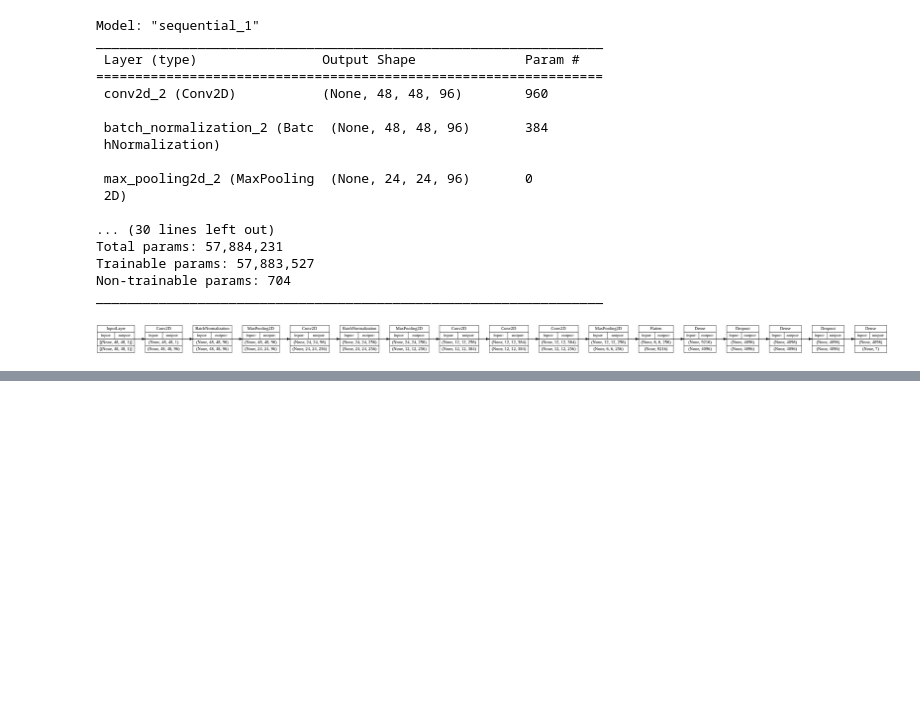
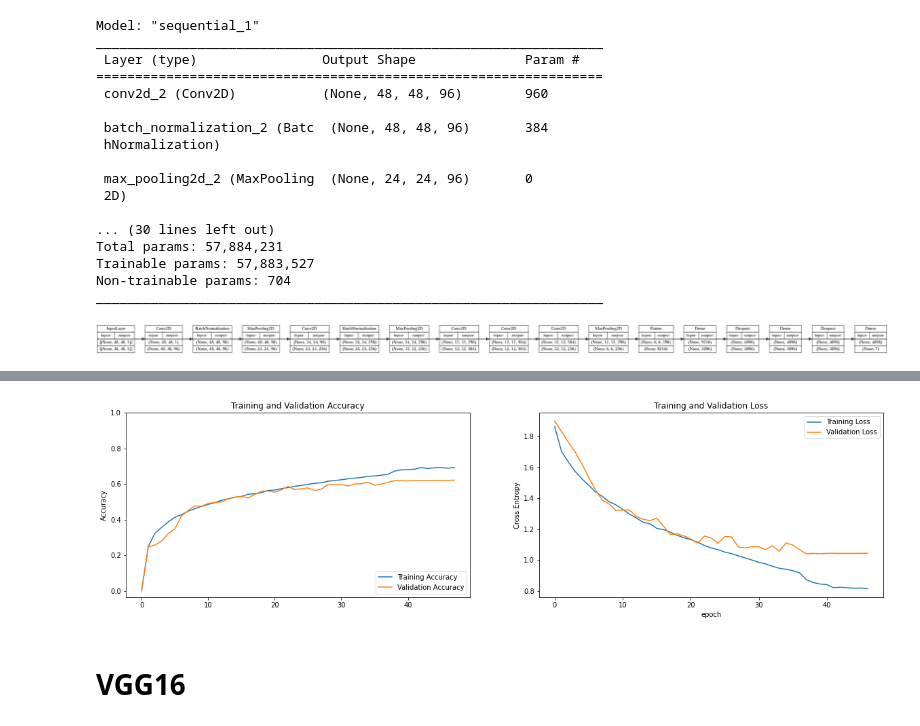
Before and after one commit to kyoolbaba/Facial_emotion_detection__, a Jupyter notebook: Facial_Emotion_Detection.ipynb, the cells around one changed output, grey strips where cells are left out. Saved outputs shown, nothing was run; the diff lists cells and outputs as text; code cells hidden in the pictures; blank space fills up the shorter version.

```diff
--- a/Facial_Emotion_Detection.ipynb
+++ b/Facial_Emotion_Detection.ipynb
@@ -421,0 +370,3 @@ def create_model(model_url,num_classes=7):
+# %%
+# Fitting the model
+mobilenet_history = mobilenet.fit(train_data, validation_data=validation, epochs=100, callbacks=callback_list('mobilenet'))
@@ -421,0 +391,8 @@ def create_model(model_url,num_classes=7):
+# %%
+# Plotting te accuracy and loss
+plots(mobilenet_history)
+# %% [output]
+[figure, added]
+# %% [markdown]
+<a name='2'></a>
+# **VGG16**
```
Also changed, not shown: parts of 62 cells of this notebook.
